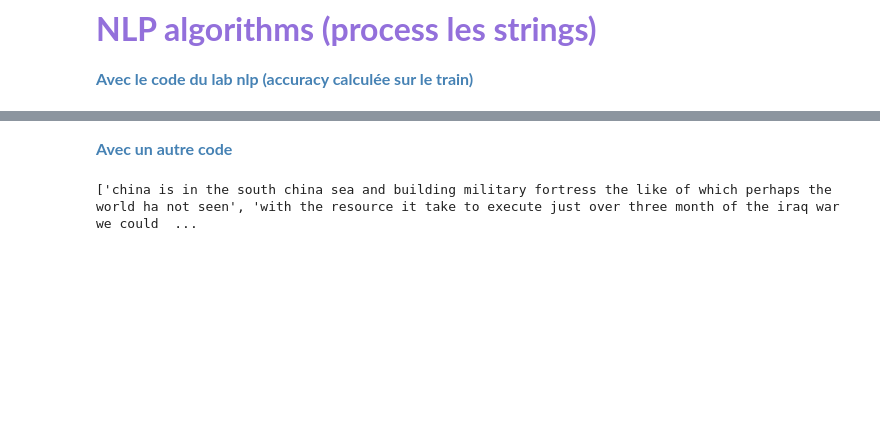
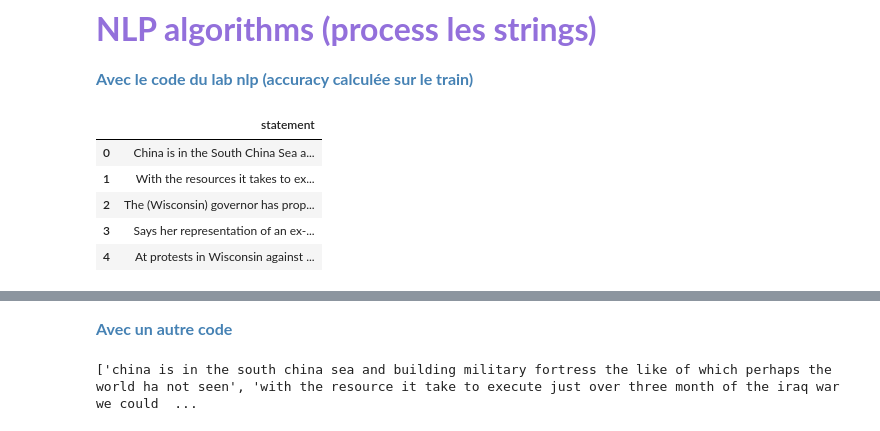
Before and after one commit to esarlin/Challenge-2-CDAW, a Jupyter notebook: Notebooks/Projet 2 10.05.ipynb, the cells around one changed output, grey strips where cells are left out. Cells and saved outputs as stored; diff of their text form; code cells hidden in the pictures; blank space fills up the shorter version.

```diff
--- a/Notebooks/Projet 2 10.05.ipynb
+++ b/Notebooks/Projet 2 10.05.ipynb
@@ -104,4 +104,17 @@ sns.barplot(x='label', y='party_affiliation', data=train)
 <span style='color:mediumpurple'><font size="6">__NLP algorithms (process les strings)__</font></span><br>
 # %% [markdown]
 <span style='color:steelblue'><font size="3">__Avec le code du lab nlp (accuracy calculée sur le train)__</font></span><br>
+# %%
+features=['statement']
+# %%
+Xdf=train[features]
+Xtestdf=test_nolabel[features]
+Xdf.head()
+# %% [output]
+|  | statement |
+| 0 | China is in the South China Sea a... |
+| 1 | With the resources it takes to ex... |
+| 2 | The (Wisconsin) governor has prop... |
+| 3 | Says her representation of an ex-... |
+| 4 | At protests in Wisconsin against ... |
 # %%
```
Also changed, not shown: parts of 18 cells of this notebook.
